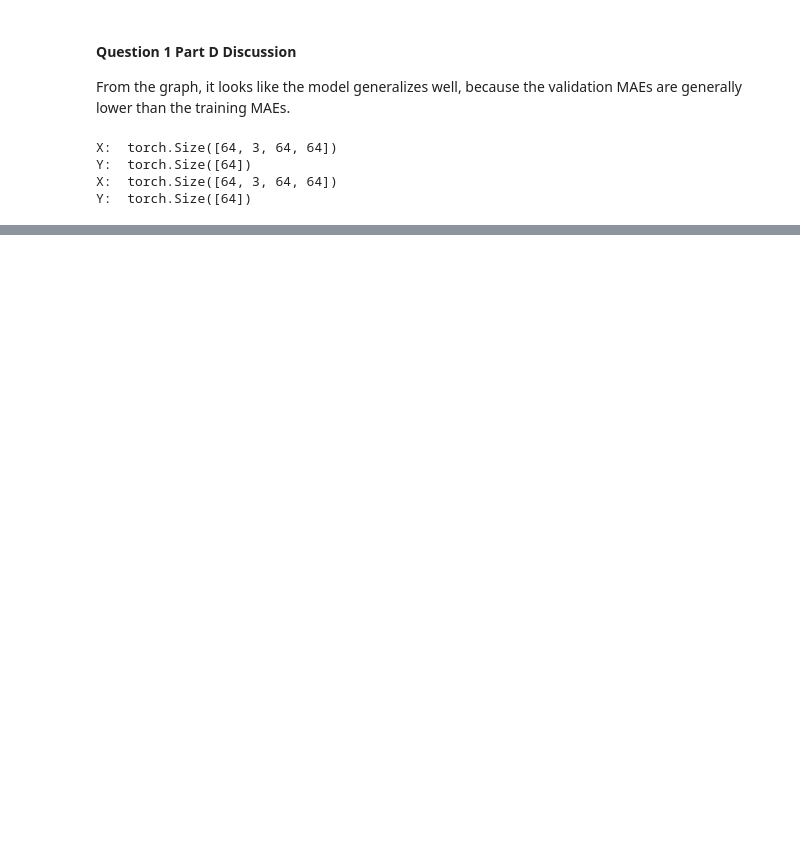
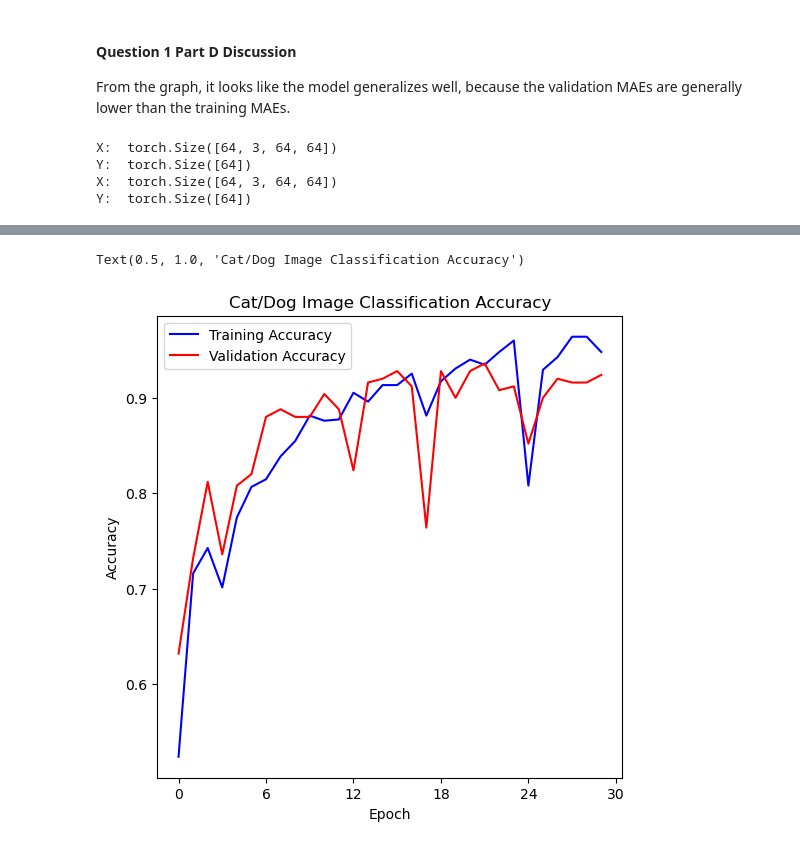
Before and after one commit to ccvoigt99/2025AAE722_CharlesVoigt, a Jupyter notebook: Lab10.ipynb, the cells around one changed output, grey strips where cells are left out. Saved outputs shown, nothing was run; the diff lists cells and outputs as text; code cells hidden in the pictures; blank space fills up the shorter version.

```diff
--- a/Lab10.ipynb
+++ b/Lab10.ipynb
@@ -271,0 +343,12 @@ for i in range(2): # Iterate over the rows of the 2x3 grid.
+# %%
+#Question 2 Part C
+CatDog_module = SimpleModule.classification(CatDogCNN(),
+                                    num_classes=2)
+CatDog_logger = CSVLogger("logs", name="CatDogCNN")
+CatDog_trainer = Trainer(deterministic=True,
+                        max_epochs=30,
+                        logger=CatDog_logger,
+                        enable_progress_bar=False,
+                        callbacks=[ErrorTracker()])
+CatDog_trainer.fit(CatDog_module,
+                  datamodule=cvd_dm)
@@ -271,0 +385,22 @@ for i in range(2): # Iterate over the rows of the 2x3 grid.
+# %%
+#Question 2 Part D
+log_path = CatDog_logger.experiment.metrics_file_path
+cvd_results = pd.read_csv(log_path)
+
+fig, ax = subplots(1, 1, figsize=(6, 6))
+
+train_data = cvd_results.dropna(subset=['train_accuracy_epoch'])
+valid_data = cvd_results.dropna(subset=['valid_accuracy'])
+
+ax.plot(train_data['epoch'], train_data['train_accuracy_epoch'], label='Training Accuracy', color='blue')
+ax.plot(valid_data['epoch'], valid_data['valid_accuracy'], label='Validation Accuracy', color='red')
+
+ax.legend()
+
+ax.set_xticks(np.linspace(0, 30, 6).astype(int))
+ax.set_ylabel('Accuracy')
+ax.set_xlabel('Epoch')
+ax.set_title('Cat/Dog Image Classification Accuracy')
+# %% [output]
+Text(0.5, 1.0, 'Cat/Dog Image Classification Accuracy')
+[figure, added]
```
Also changed, not shown: parts of 10 cells of this notebook, 12 other files.
